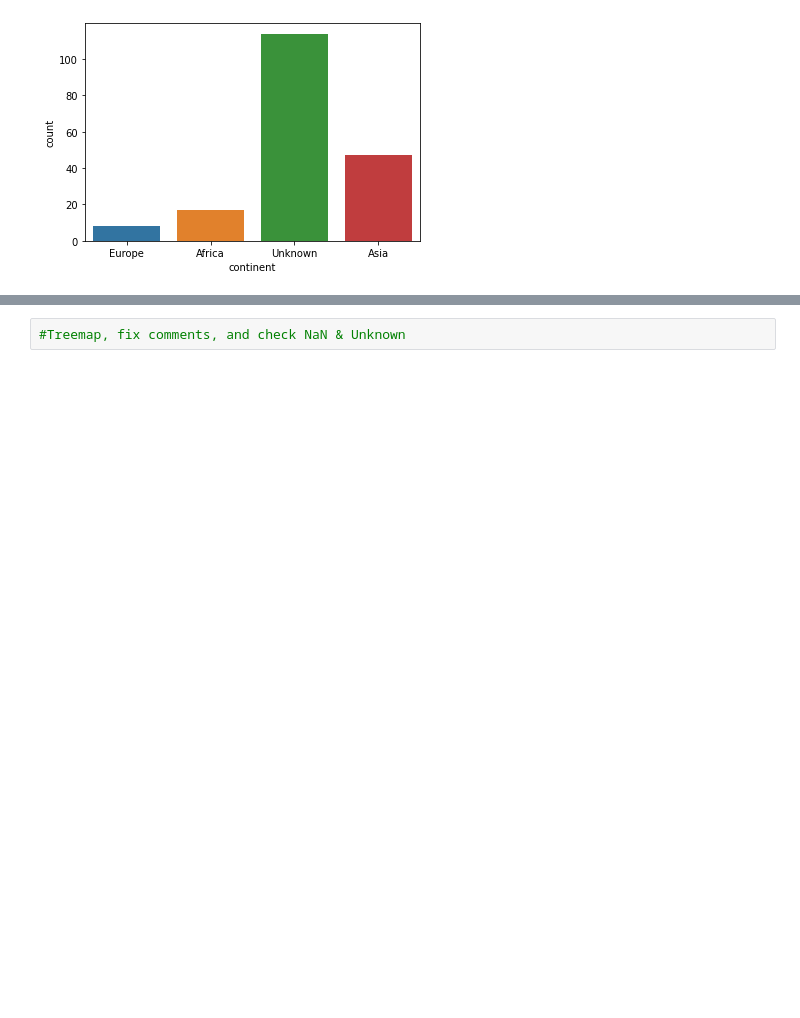
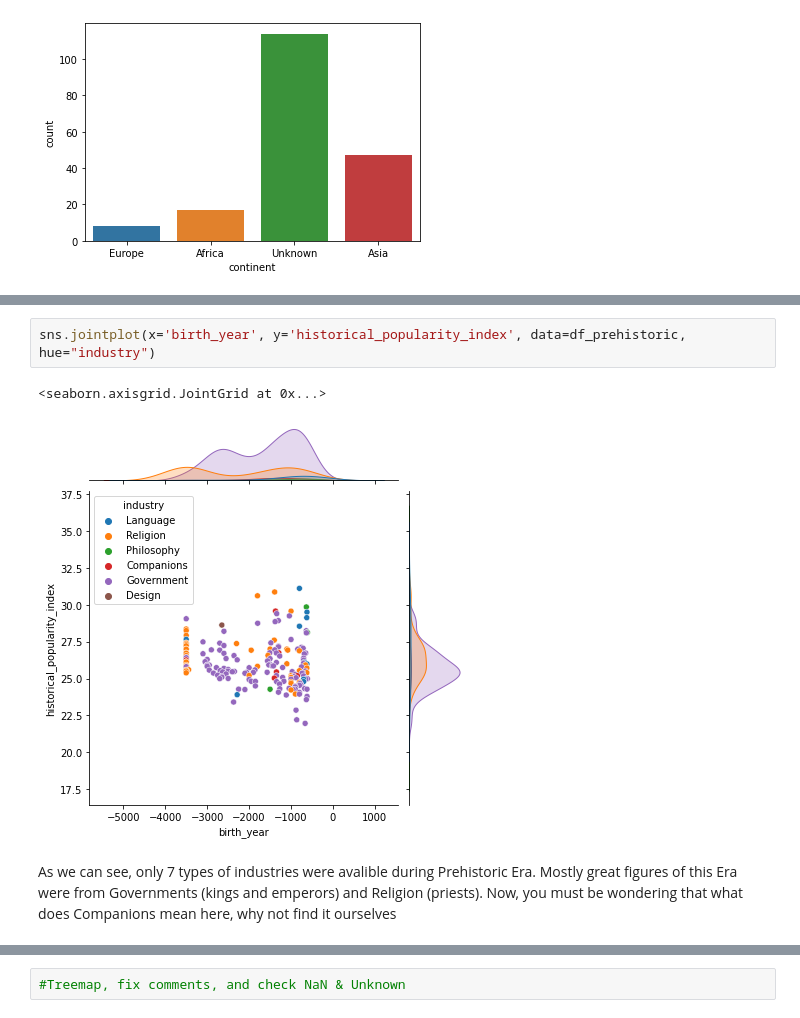
Before and after one commit to ShubhamBhut/Project-Insight, a Jupyter notebook: pantheon.ipynb, the cells around one changed output, grey strips where cells are left out. Saved outputs shown, nothing was run; the diff lists cells and outputs as text; blank space fills up the shorter version.

```diff
--- a/pantheon.ipynb
+++ b/pantheon.ipynb
@@ -349,0 +358,7 @@ sns.countplot(x='continent',data=df_prehistoric)
+# %%
+sns.jointplot(x='birth_year', y='historical_popularity_index', data=df_prehistoric, hue="industry")
+# %% [output]
+<seaborn.axisgrid.JointGrid at 0x...>
+[figure, added]
+# %% [markdown]
+As we can see, only 7 types of industries were avalible during Prehistoric Era. Mostly great figures of this Era were from Governments (kings and emperors) and Religion (priests). Now, you must be wondering that what does Companions mean here, why not find it ourselves
```
Also changed, not shown: parts of 25 cells of this notebook.
